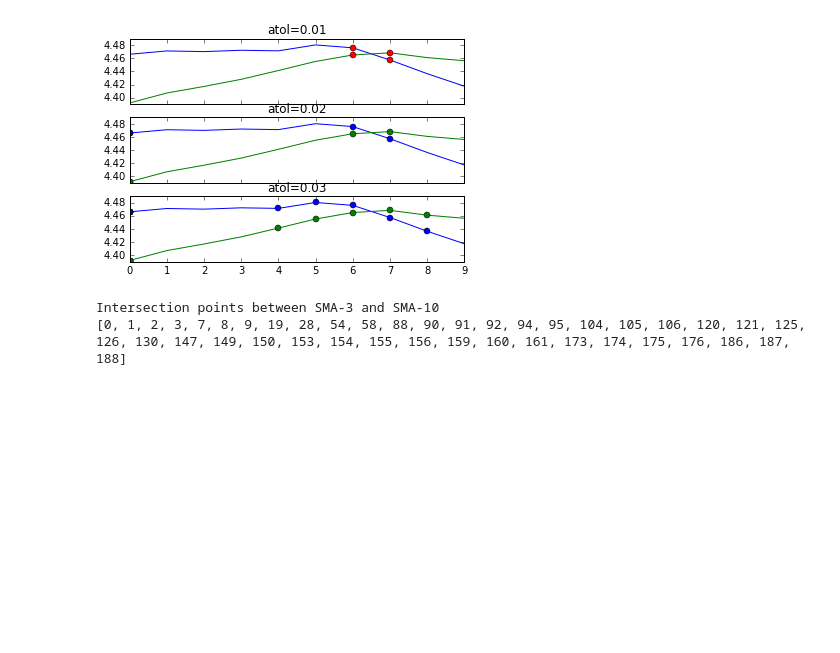
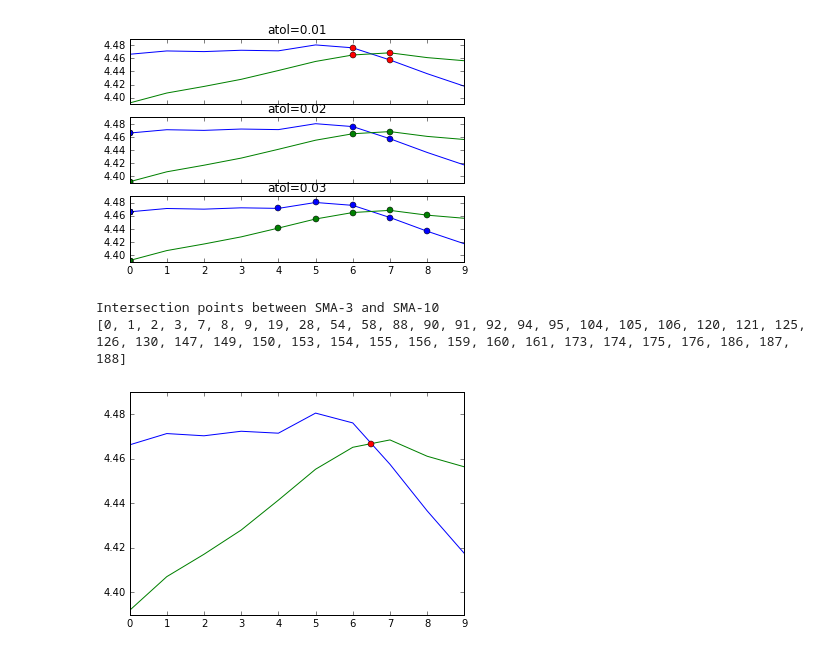
Before and after one commit to mariuszrokita/money-machine, a Jupyter notebook: EURPLN_exchange_rate_analysis.ipynb, the cells around one changed output. Drawn from its saved outputs; the diff is of its cells as text; code cells hidden in the pictures; blank space fills up the shorter version.

```diff
--- a/EURPLN_exchange_rate_analysis.ipynb
+++ b/EURPLN_exchange_rate_analysis.ipynb
@@ -337,20 +305,21 @@ def get_intersection_points(x_values, y_values_1, y_values_2):
 # %%
 x1 = 40
 x2 = 50
 
 x_values = list(range(0, x2-x1, 1))
 test_sma_1 = df_sma[3][-200+x1:-200+x2].values
 test_sma_2 = df_sma[10][-200+x1:-200+x2].values
 
-#intpoints_v1 = get_intersection_points(x_values, test_sma_1, test_sma_2)
+test_sma_1_flattened = [item for sublist in test_sma_1 for item in sublist]
+test_sma_2_flattened = [item for sublist in test_sma_2 for item in sublist]
 
-#f, (ax1, ax2, ax3) = plt.subplots(3, sharex=True, sharey=True)
-#ax1.set_title("atol=0.01")
-#ax1.plot(test_sma_1)
-#ax1.plot(test_sma_2)
-#ax1.plot(intpoints_v1, test_sma_1[intpoints_v1], 'bo')
-#ax1.plot(intpoints_v1, test_sma_2[intpoints_v1], 'go')
-#ax1.plot(6, test_sma_1[6], 'ro')
-#ax1.plot(7, test_sma_1[7], 'ro')
-#ax1.plot(6, test_sma_2[6], 'ro')
-#ax1.plot(7, test_sma_2[7], 'ro')
+intpoints_v1 = get_intersection_points(x_values, test_sma_1_flattened, test_sma_2_flattened)
+
+f, ax1 = plt.subplots(1, sharex=True, sharey=True)
+ax1.plot(test_sma_1)
+ax1.plot(test_sma_2)
+
+for intpoint in intpoints_v1:
+    ax1.plot(intpoint[0], intpoint[1], 'ro')
+# %% [output]
+[figure, added]
```
Also changed, not shown: parts of 5 cells of this notebook.
